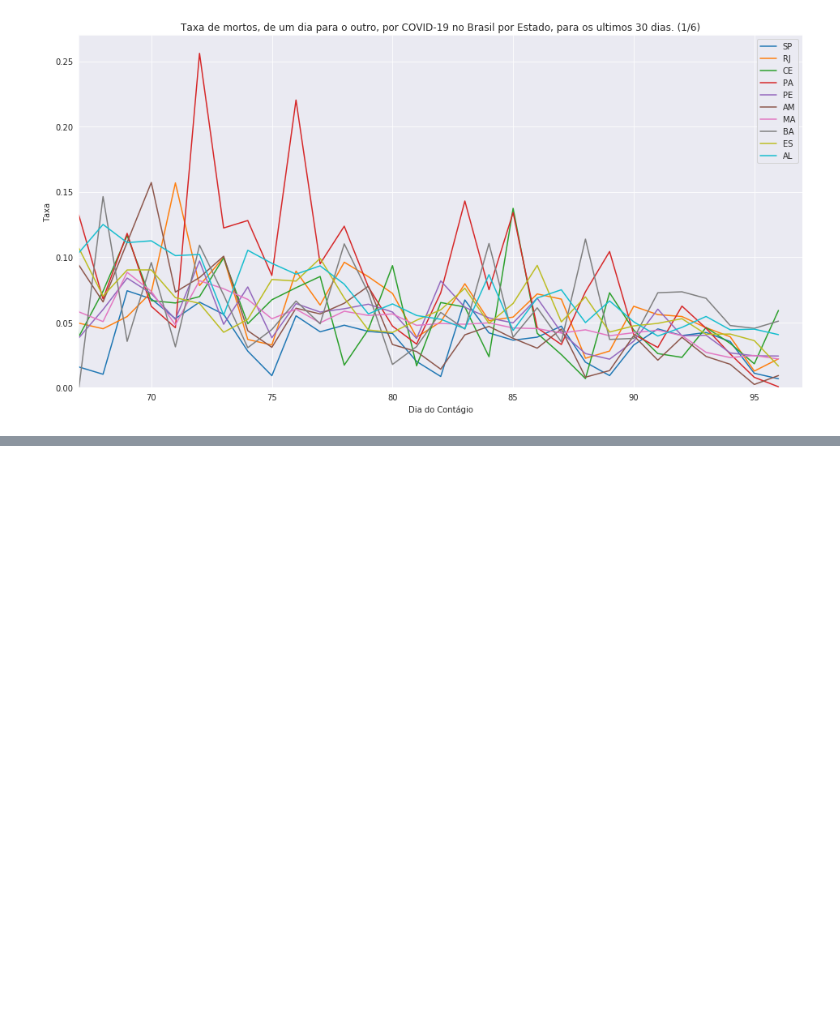
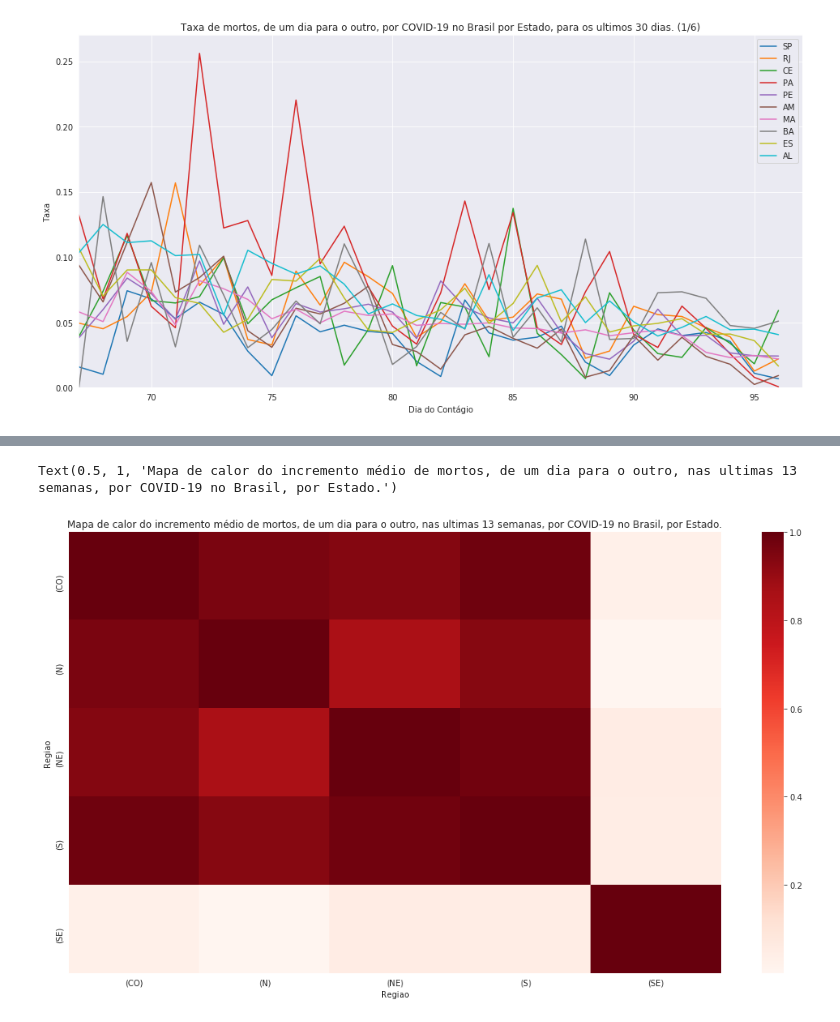
Before and after one commit to Manuelfjr/Covid19, a Jupyter notebook: brazil/brazilcode.ipynb, the cells around one changed output, grey strips where cells are left out. Saved outputs shown, nothing was run; the diff lists cells and outputs as text; code cells hidden in the pictures; blank space fills up the shorter version.

```diff
--- a/brazil/brazilcode.ipynb
+++ b/brazil/brazilcode.ipynb
@@ -300,0 +309,8 @@ plt.legend()
+# %%
+plt.figure(figsize=(18,10))
+sns.heatmap(idmeandeathsregion.corr(),cmap='Reds')
+plt.title('Mapa de calor do incremento médio de mortos, de um dia para o outro, nas ultimas {} semanas, por COVID-19 no Brasil, por Estado.'.format(n_weeks))
+plt.savefig('heatmapregiondeathscorr.png')
+# %% [output]
+Text(0.5, 1, 'Mapa de calor do incremento médio de mortos, de um dia para o outro, nas ultimas 13 semanas, por COVID-19 no Brasil, por Estado.')
+[figure, added]
```
Also changed, not shown: parts of 4 cells of this notebook, 14 other files.
